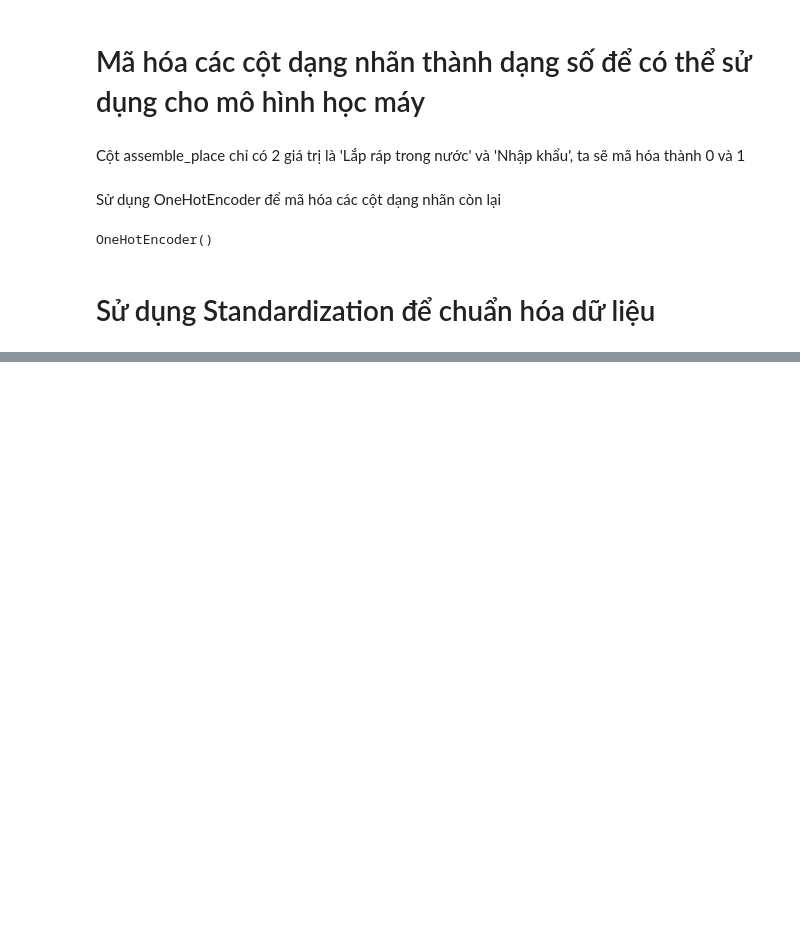
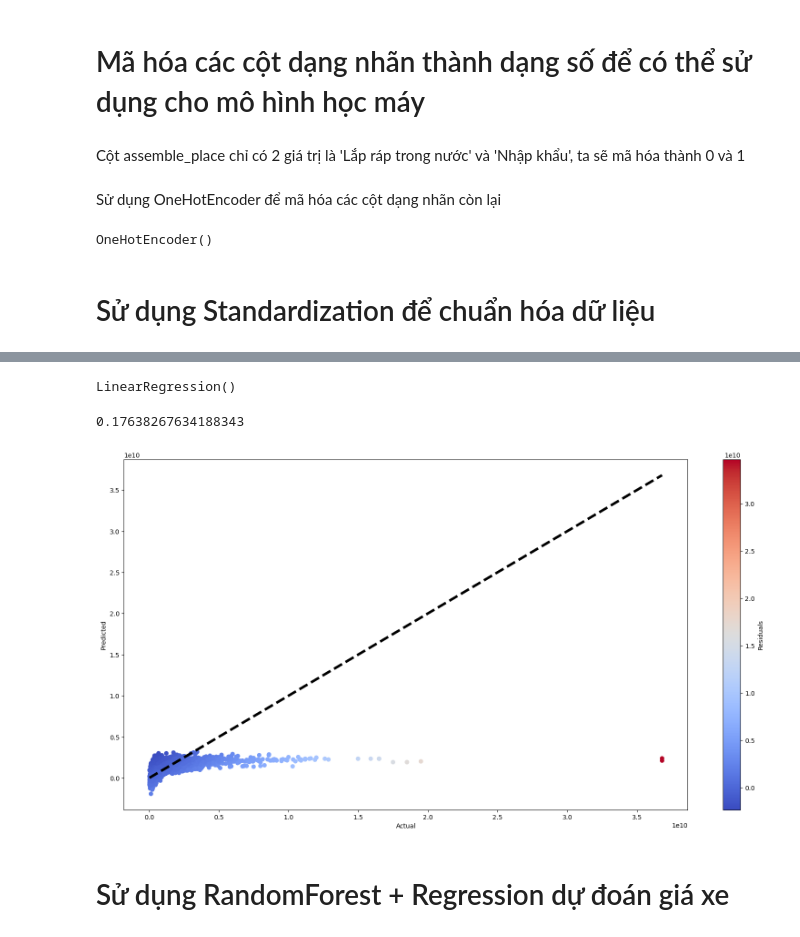
Before and after one commit to docbuoc1029/trainAI_TEST, a Jupyter notebook: train.ipynb, the cells around one changed output, grey strips where cells are left out. Saved outputs shown, nothing was run; the diff lists cells and outputs as text; code cells hidden in the pictures; blank space fills up the shorter version.

```diff
--- a/train.ipynb
+++ b/train.ipynb
@@ -548,0 +608,3 @@ best_rf_model.predict(car[['engine_type','series','model','brand','year','driven
+# %%
+X = df[['engine_type','series','model','brand','year','driven kms','num_of_seat','num_of_door','transmission','assemble_place']]
+y = df['price']
@@ -548,0 +622,33 @@ best_rf_model.predict(car[['engine_type','series','model','brand','year','driven
+# %%
+lr=LinearRegression()
+# %%
+lr.fit(X_train,y_train)
+# %% [output]
+LinearRegression()
+# %%
+y_pred=lr.predict(X_test)
+# %%
+lr.score(X_test, y_test)
+# %% [output]
+0.17638267634188343
+# %%
+#vẽ biểu đồ phân bố giá trị thực và giá trị dự đoán và kẻ đường thẳng tuyến tính dự đoán ra
+plt.figure(figsize=(20, 10))
+
+# Tính sự chênh lệch giữa giá trị thực và giá trị dự đoán
+residuals = y_test - y_pred
+
+# Vẽ biểu đồ phân tán với màu sắc phân biệt dựa trên sự chênh lệch
+plt.scatter(y_test, y_pred, c=residuals, cmap='coolwarm')
+
+# Vẽ đường thẳng y = x
+plt.plot([y_test.min(), y_test.max()], [y_test.min(), y_test.max()], 'k--', lw=4)
+
+plt.xlabel('Actual')
+plt.ylabel('Predicted')
+plt.colorbar(label='Residuals')
+plt.show()
+# %% [output]
+[figure, added]
+# %% [markdown]
+# Sử dụng RandomForest + Regression dự đoán giá xe
```
Also changed, not shown: parts of 53 cells of this notebook.
